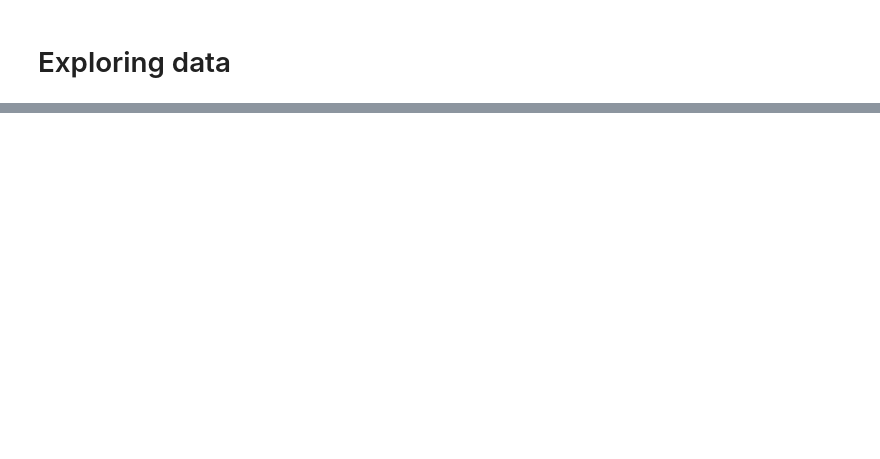
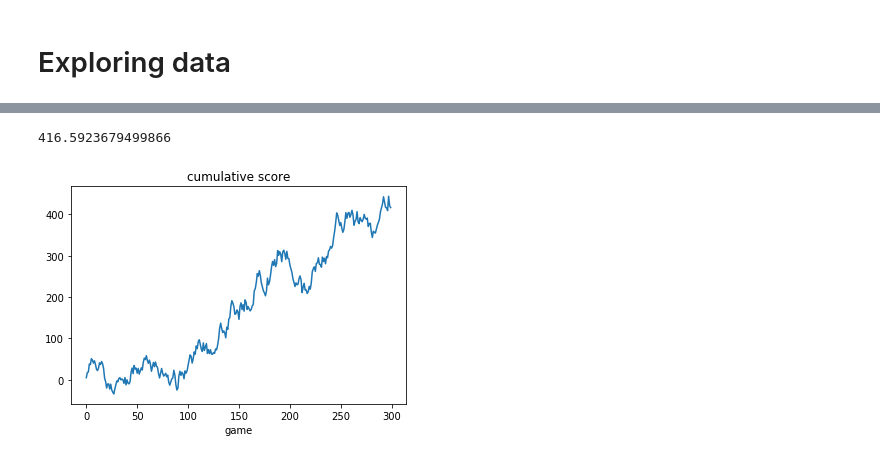
Before and after one commit to GR-NBA-data-challenge/NBA-data-template, a Jupyter notebook: NBA-notebook.ipynb, the cells around one changed output, grey strips where cells are left out. Cells and saved outputs as stored; diff of their text form; code cells hidden in the pictures; blank space fills up the shorter version.

```diff
--- a/NBA-notebook.ipynb
+++ b/NBA-notebook.ipynb
@@ -162,0 +327,6 @@ data_loader.getPlayers('2011')
+# %%
+## remodel to see statistics on test data
+X = test_data['predictedDiff']
+y = test_data['pointsDiff']
+test_model = sm.OLS(y, X).fit()
+test_model.summary()
@@ -162,0 +396,4 @@ data_loader.getPlayers('2011')
+# %%
+##
+required_predictions = test_data[:300][['homeTeam', 'awayTeam', 'dateTime', 'gameId']]
+required_predictions = predict(required_predictions, data_loader)
@@ -162,0 +436,11 @@ data_loader.getPlayers('2011')
+# %%
+tmp = pd.merge(required_predictions[['gameId', 'predictedDiff', 'predictedSum']], test_data[['gameId', 'pointsDiff', 'pointsSum']], on='gameId', how='left')
+score_predictions(tmp)
+# %% [output]
+416.5923679499866
+# %%
+plt.plot(np.cumsum(tmp['score']))
+plt.xlabel('game')
+plt.title('cumulative score');
+# %% [output]
+[figure, added]
```
Also changed, not shown: parts of 45 cells of this notebook.
